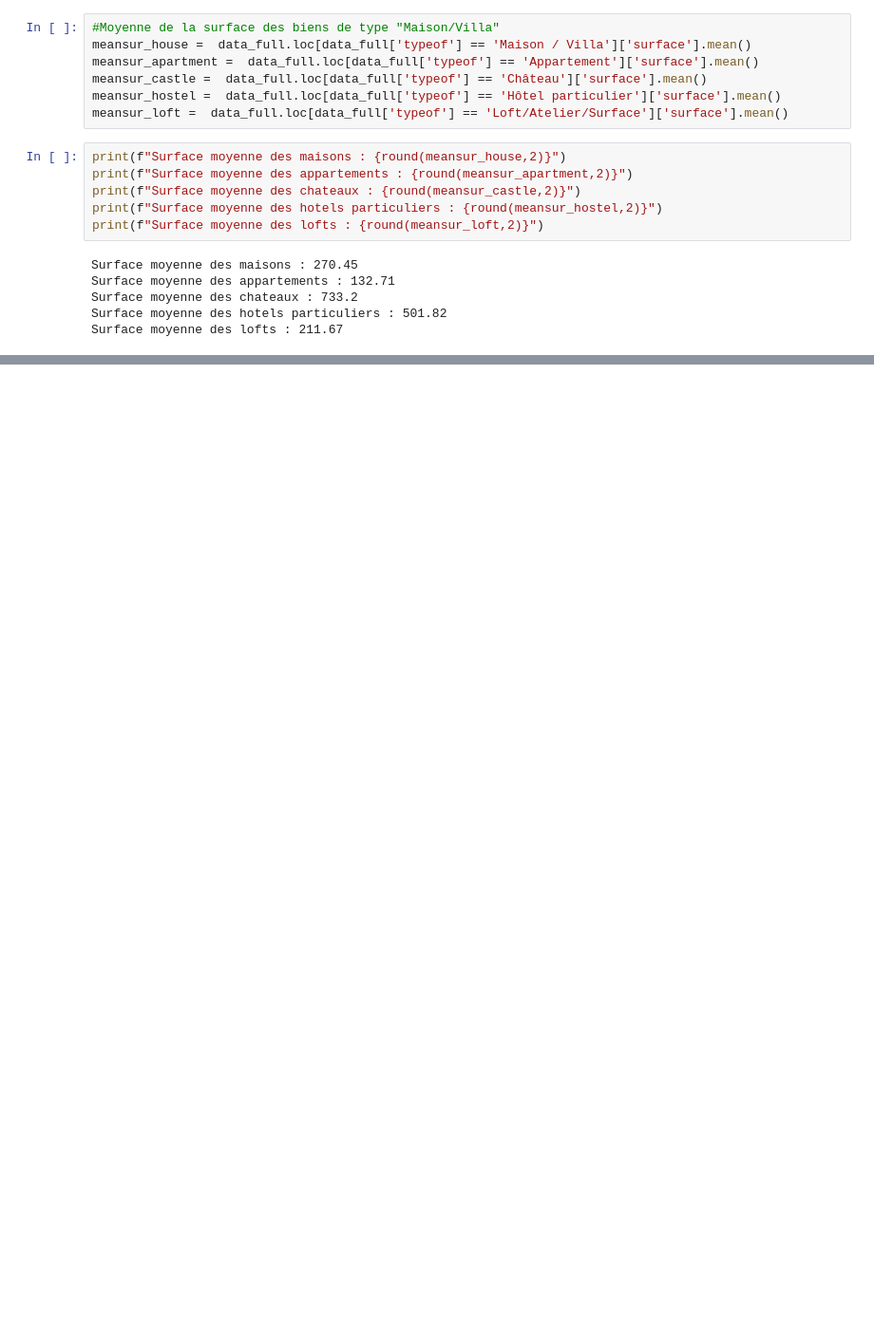
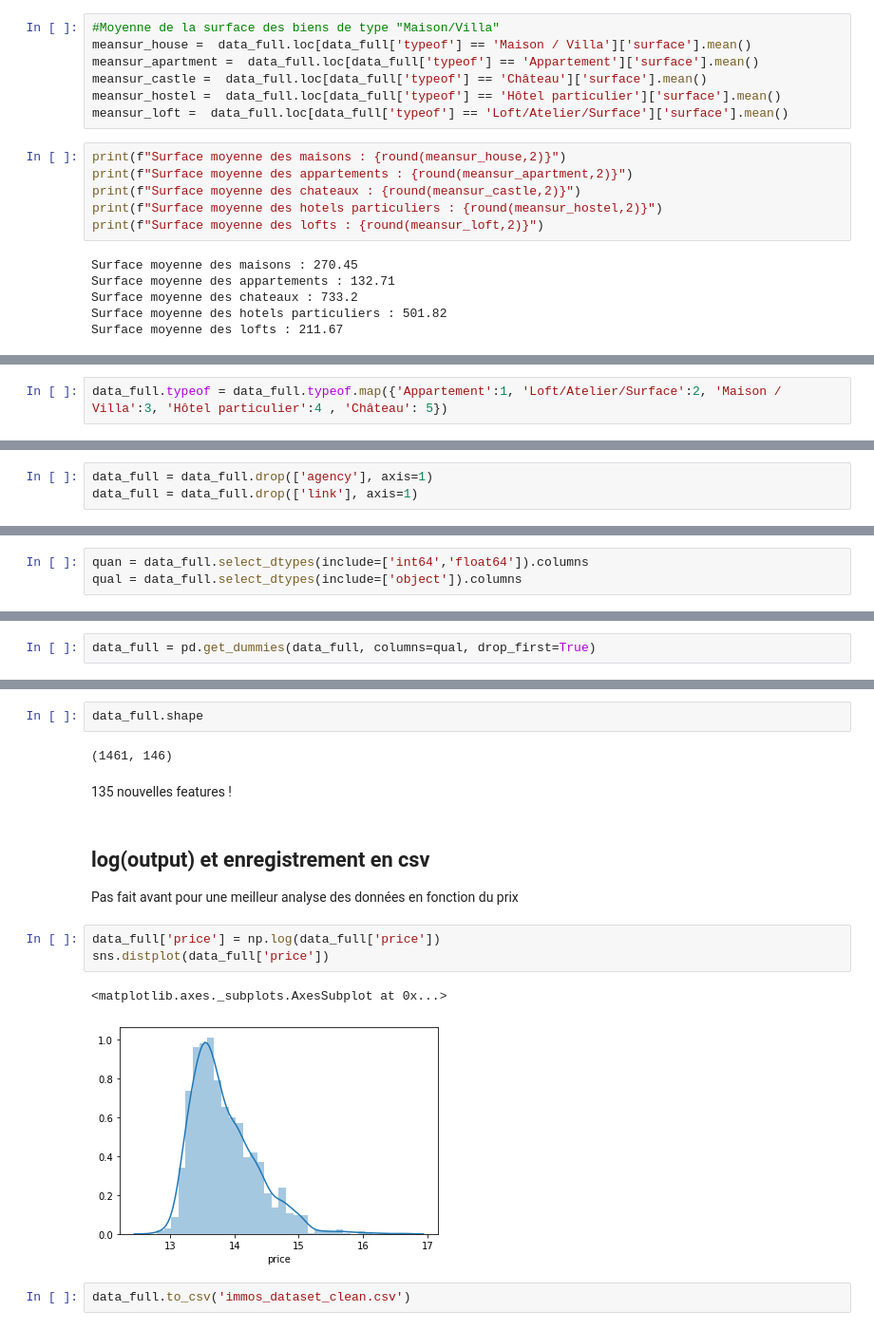
Before and after one commit to Simplon-IA-Bdx-1/realestate-alexis-bastien-clement-vincent, a Jupyter notebook: immos_analyse_data.ipynb, the cells around one changed output, grey strips where cells are left out. Shown at 95% size. Cells and saved outputs as stored; diff of their text form; blank space fills up the shorter version.

Commit message:
add non numerical data analysis

```diff
--- a/immos_analyse_data.ipynb
+++ b/immos_analyse_data.ipynb
@@ -579,0 +586,2 @@ Surface moyenne des lofts : 211.67
+# %%
+data_full.typeof = data_full.typeof.map({'Appartement':1, 'Loft/Atelier/Surface':2, 'Maison / Villa':3, 'Hôtel particulier':4 , 'Château': 5})
@@ -579,0 +613,3 @@ Surface moyenne des lofts : 211.67
+# %%
+data_full = data_full.drop(['agency'], axis=1)
+data_full = data_full.drop(['link'], axis=1)
@@ -579,0 +623,3 @@ Surface moyenne des lofts : 211.67
+# %%
+quan = data_full.select_dtypes(include=['int64','float64']).columns
+qual = data_full.select_dtypes(include=['object']).columns
@@ -579,0 +636,2 @@ Surface moyenne des lofts : 211.67
+# %%
+data_full = pd.get_dummies(data_full, columns=qual, drop_first=True)
@@ -579,0 +644,17 @@ Surface moyenne des lofts : 211.67
+# %%
+data_full.shape
+# %% [output]
+(1461, 146)
+# %% [markdown]
+135 nouvelles features !
+# %% [markdown]
+## log(output) et enregistrement en csv
+Pas fait avant pour une meilleur analyse des données en fonction du prix
+# %%
+data_full['price'] = np.log(data_full['price'])
+sns.distplot(data_full['price'])
+# %% [output]
+<matplotlib.axes._subplots.AxesSubplot at 0x...>
+[figure, added]
+# %%
+data_full.to_csv('immos_dataset_clean.csv')
```
Also changed, not shown: parts of 17 cells of this notebook.
